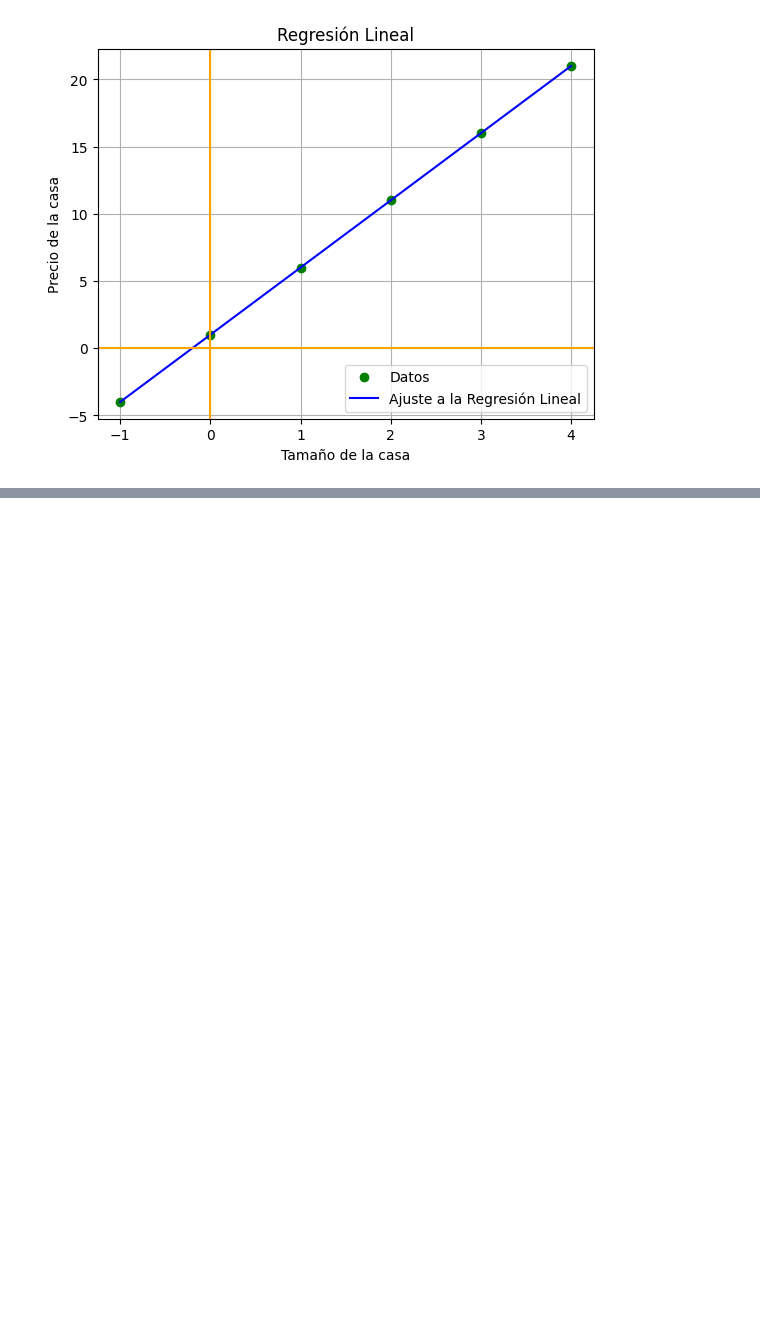
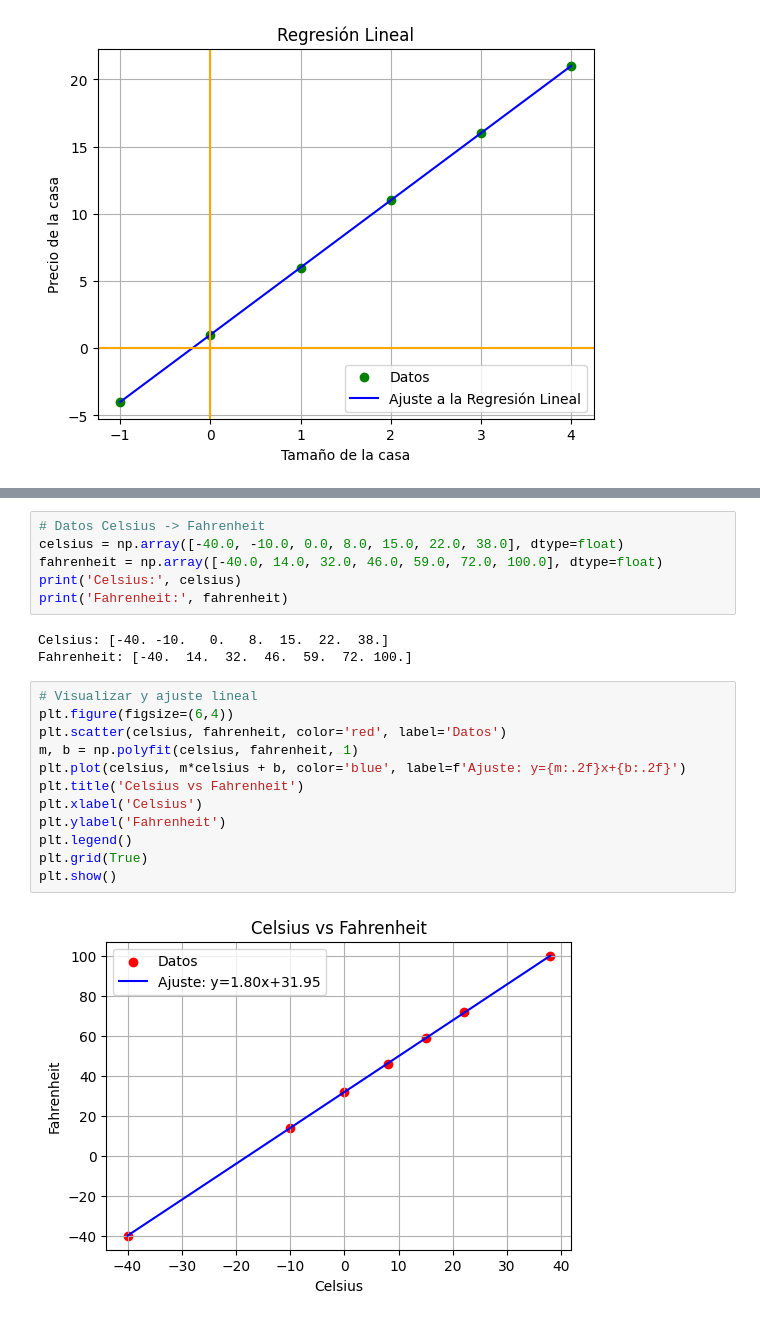
Before and after one commit to angelrz/data-analysis, a Jupyter notebook: 4 Introducción al Aprendizaje Automático/4.2 Hands_On_Say_hello_to_the__Hello,_World__of_ML.ipynb, the cells around one changed output, grey strips where cells are left out. Cells and saved outputs as stored; diff of their text form; blank space fills up the shorter version.

Commit message:
Challenge: Conversión de grados Celsius a Fahrenhei

```diff
--- a/4 Introducción al Aprendizaje Automático/4.2 Hands_On_Say_hello_to_the__Hello,_World__of_ML.ipynb
+++ b/4 Introducción al Aprendizaje Automático/4.2 Hands_On_Say_hello_to_the__Hello,_World__of_ML.ipynb
@@ -130,0 +181,23 @@ El precio de la casa con -1.0 habitaciones es: [[-3.9999843]]
+# %%
+# Datos Celsius -> Fahrenheit
+celsius = np.array([-40.0, -10.0, 0.0, 8.0, 15.0, 22.0, 38.0], dtype=float)
+fahrenheit = np.array([-40.0, 14.0, 32.0, 46.0, 59.0, 72.0, 100.0], dtype=float)
+print('Celsius:', celsius)
+print('Fahrenheit:', fahrenheit)
+# %% [output]
+Celsius: [-40. -10.   0.   8.  15.  22.  38.]
+Fahrenheit: [-40.  14.  32.  46.  59.  72. 100.]
+# %%
+# Visualizar y ajuste lineal
+plt.figure(figsize=(6,4))
+plt.scatter(celsius, fahrenheit, color='red', label='Datos')
+m, b = np.polyfit(celsius, fahrenheit, 1)
+plt.plot(celsius, m*celsius + b, color='blue', label=f'Ajuste: y={m:.2f}x+{b:.2f}')
+plt.title('Celsius vs Fahrenheit')
+plt.xlabel('Celsius')
+plt.ylabel('Fahrenheit')
+plt.legend()
+plt.grid(True)
+plt.show()
+# %% [output]
+[figure, added]
```
Also changed, not shown: parts of 5 cells of this notebook, 1 other file.
